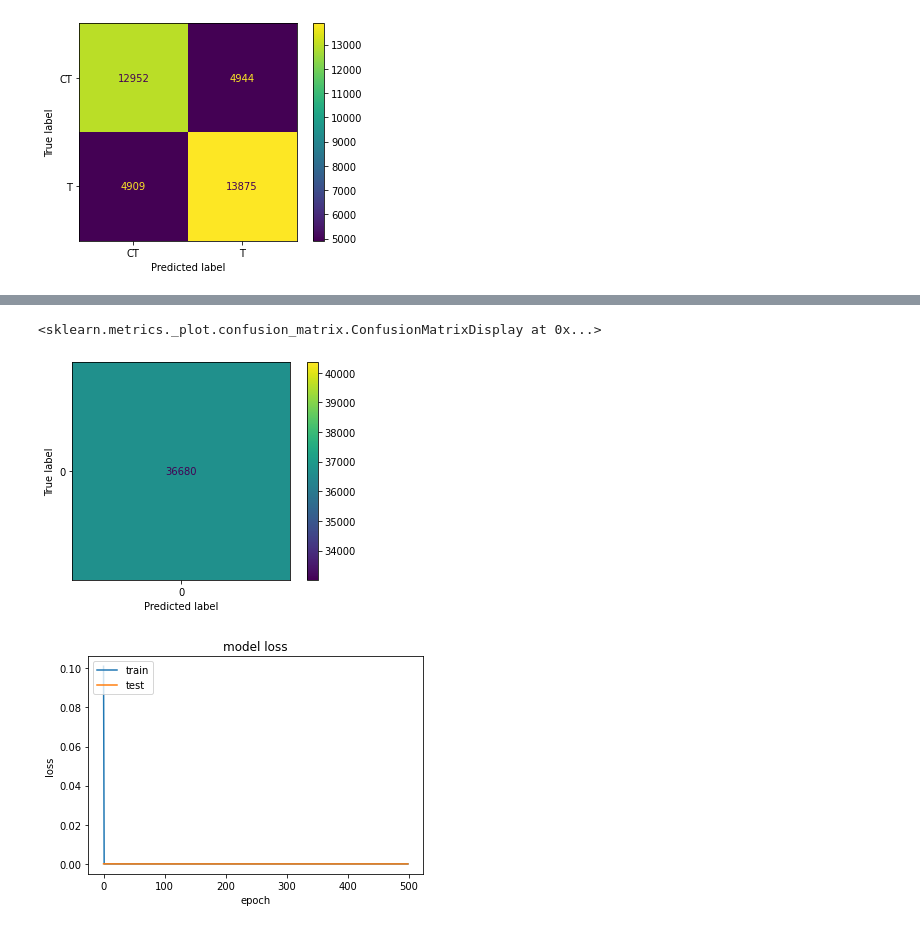
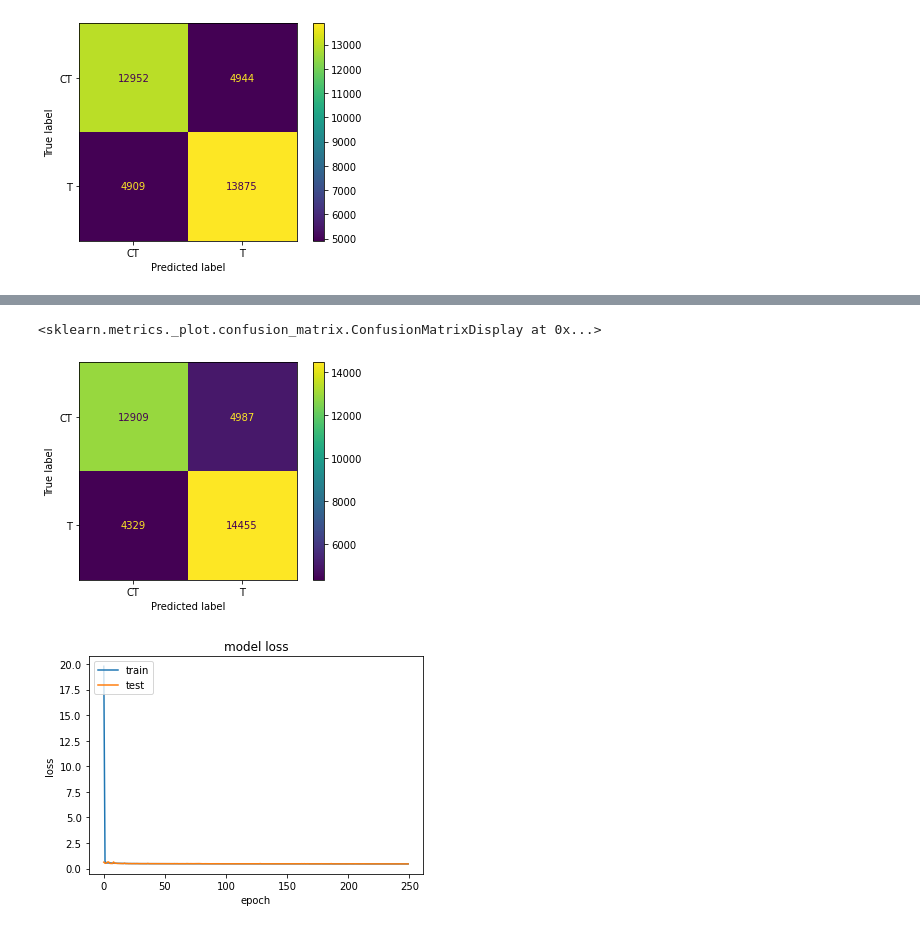
Before and after one commit to szymon-kalkowski/computational-intelligence, a Jupyter notebook: cs-go/cs-go.ipynb, the cells around one changed output, grey strips where cells are left out. Saved outputs shown, nothing was run; the diff lists cells and outputs as text; code cells hidden in the pictures.

```diff
--- a/cs-go/cs-go.ipynb
+++ b/cs-go/cs-go.ipynb
@@ -237,3 +237,17 @@ y_test = rwti(y_test)
+# %%
+df['round_winner'] = df['round_winner'].map({'CT': 0, 'T': 1})
+df['bomb_planted'] = df['bomb_planted'].map({False: 0, True: 1})
+df = df.dropna()
+
+X = df.values[:, :-1]
+y = df.values[:, -1]
+
+X_train, X_test, y_train, y_test = train_test_split(X, y, train_size=0.7, random_state=278823)
+
+X_train = tf.convert_to_tensor(X_train, dtype=tf.float32)
+X_test = tf.convert_to_tensor(X_test, dtype=tf.float32)
+y_train = tf.convert_to_tensor(y_train, dtype=tf.float32)
+y_test = tf.convert_to_tensor(y_test, dtype=tf.float32)
 # %%
 model = Sequential()
 model.add(Dense(8, input_dim=X_train.shape[1], activation='relu'))
@@ -243,7 +257,7 @@ model.add(Dense(1, activation='sigmoid'))
 # %%
 model.compile(loss='binary_crossentropy', optimizer='adam', metrics=['accuracy'])
 # %%
-history = model.fit(X_train, y_train, epochs=500, verbose=0, validation_data=(X_test, y_test))
+history = model.fit(X_train, y_train, epochs=250, verbose=0, validation_data=(X_test, y_test))
 # %%
 predictions_train = model.predict(X_train).round()
 print(accuracy_score(predictions_train, y_train))
@@ -258,10 +272,10 @@ print(accuracy_score(predictions_test, y_test))
 # %%
 cm = confusion_matrix(y_test, predictions_test)
-disp = ConfusionMatrixDisplay(confusion_matrix=cm)
+disp = ConfusionMatrixDisplay(confusion_matrix=cm, display_labels=['CT', 'T'])
 disp.plot()
 # %% [output]
 <sklearn.metrics._plot.confusion_matrix.ConfusionMatrixDisplay at 0x...>
-[figure, old version]
+[figure, new version]
 # %%
 plt.plot(history.history['loss'])
 plt.plot(history.history['val_loss'])
@@ -271,4 +285,4 @@ plt.xlabel('epoch')
 plt.legend(['train', 'test'], loc='upper left')
 plt.show()
 # %% [output]
-[figure, old version]
+[figure, new version]
```
Also changed, not shown: parts of 14 cells of this notebook.
